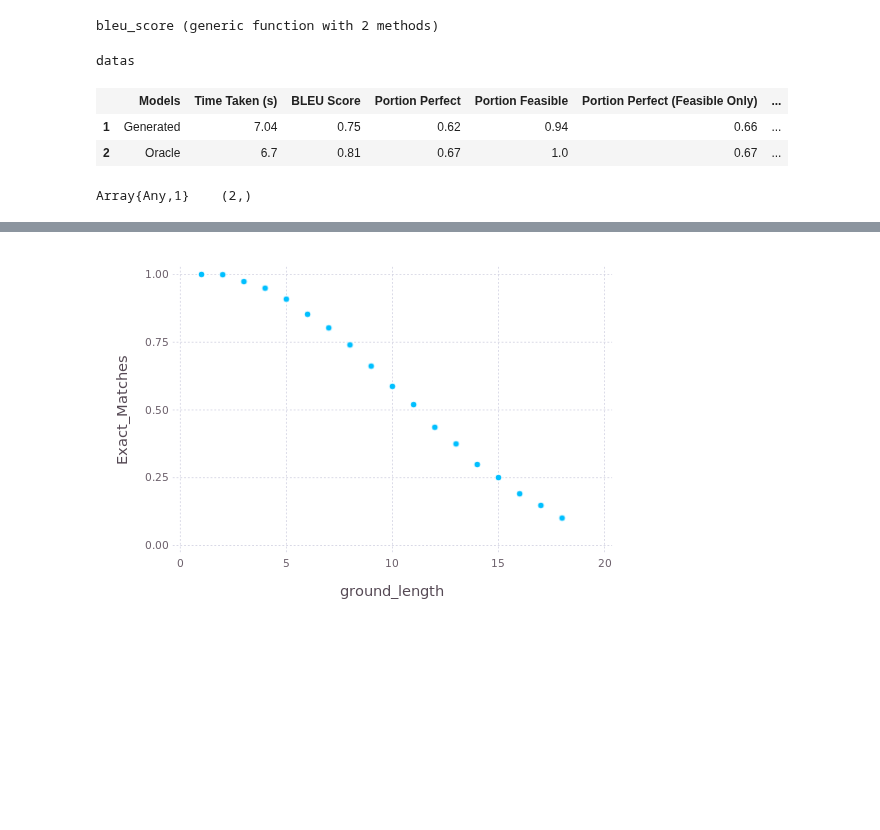
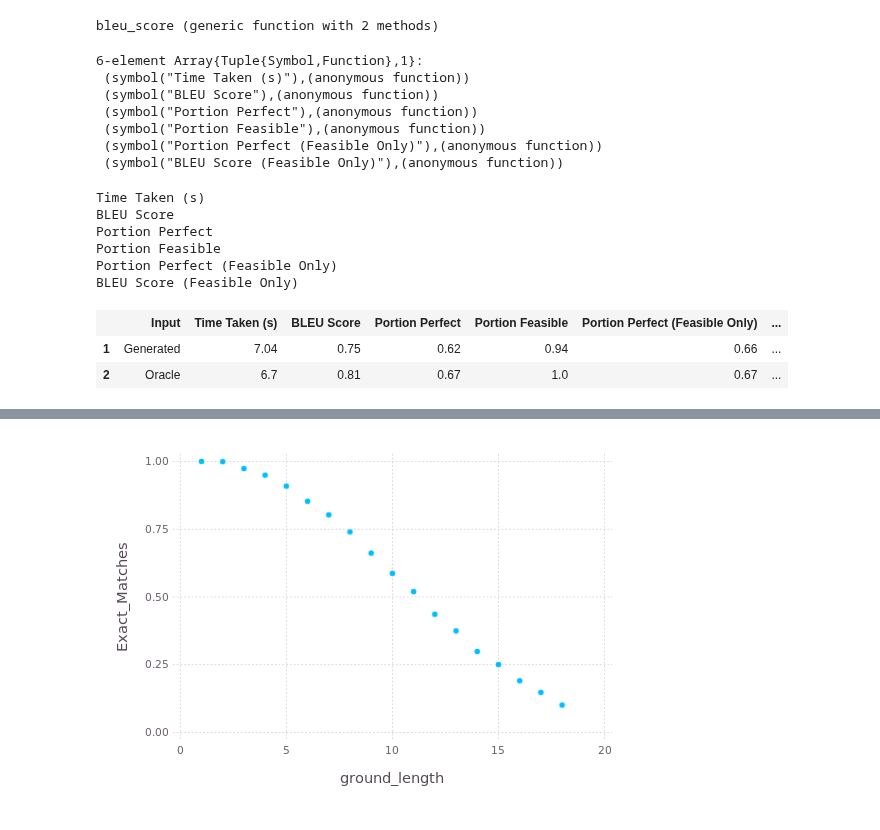
Before and after one commit to oxinabox/phd, a Jupyter notebook: prototypes/SumOfWordEmbeddings/ResAna.ipynb, the cells around one changed output, grey strips where cells are left out. Cells and saved outputs as stored; diff of their text form; code cells hidden in the pictures; blank space fills up the shorter version.

```diff
--- a/prototypes/SumOfWordEmbeddings/ResAna.ipynb
+++ b/prototypes/SumOfWordEmbeddings/ResAna.ipynb
@@ -280,34 +280,44 @@ end
 # %% [output]
 bleu_score (generic function with 2 methods)
 # %%
-function get_ordering_res(;datas...)
-    @pz datas
-    ordering_res = DataFrame(Models=map(kw->kw[1],datas))
-
-    methods = [
-        ("Time Taken (s)", data -> mean(map(r->r.time , data|> attempted_only))),
-        (:"BLEU Score", data ->     mean(map(bleu_score,  data|> attempted_only))),
-        (:"Portion Perfect", data ->  mean(map(exact_match, data|> attempted_only))),
-        ("Portion Feasible", data ->     mean(map(r->r.status==:Optimal, data|> attempted_only))),
-        ("Portion Perfect (Feasible Only)", data ->  mean(map(exact_match, data|> attempted_only |>feasible_only))),
-        ("BLEU Score (Feasible Only)", data ->     mean(map(bleu_score,  data|> attempted_only |>feasible_only) )),
-    ]
-
-    for (method, fn) in methods
-        method_name = @pipe method|>string|>split(_,"_")|>join(_," ")|>symbol
-        ordering_res[method_name]=[fn(data) for (model, data) in datas]
-    end
-    ordering_res
-end
-
-ordering_res = get_ordering_res(Generated=books_0_01, Oracle=books_0_01_oracle)
-
-writetable(OUTPUT_DIR*"ordering_scores.csv", ordering_res)
-round_tbl(ordering_res)
+eval_methods = [
+    (symbol("Time Taken (s)"), data -> map(r->r.time , data|> attempted_only)),
+    (symbol("BLEU Score"), data ->     map(bleu_score,  data|> attempted_only)),
+    (symbol("Portion Perfect"), data ->  map(exact_match, data|> attempted_only)),
+    (symbol("Portion Feasible"), data ->     map(r->r.status==:Optimal, data|> attempted_only)),
+    (symbol("Portion Perfect (Feasible Only)"), data ->  map(exact_match, data|> attempted_only |>feasible_only)),
+    (symbol("BLEU Score (Feasible Only)"), data ->     map(bleu_score,  data|> attempted_only |>feasible_only) ),
+]
 # %% [output]
-datas
+6-element Array{Tuple{Symbol,Function},1}:
+ (symbol("Time Taken (s)"),(anonymous function))
+ (symbol("BLEU Score"),(anonymous function))
+ (symbol("Portion Perfect"),(anonymous function))
+ (symbol("Portion Feasible"),(anonymous function))
+ (symbol("Portion Perfect (Feasible Only)"),(anonymous function))
+ (symbol("BLEU Score (Feasible Only)"),(anonymous function))
-|  | Models | Time Taken (s) | BLEU Score | Portion Perfect | Portion Feasible | Portion Perfect (Feasible Only) | ... |
-| 1 | Generated | 7.04 | 0.75 | 0.62 | 0.94 | 0.66 | ... |
-| 2 | Oracle | 6.7 | 0.81 | 0.67 | 1.0 | 0.67 | ... |
-Array{Any,1}    (2,)
+# %%
+function get_ordering_res(;datas...)
+    ordering_res = DataFrame(Input=map(kw->kw[1],datas))
+    for (method, fn) in eval_methods
+        println(method)
+        ordering_res[method]=[mean(fn(data)) for (model, data) in datas]
+    end
+    ordering_res
+end
+
+ordering_res = get_ordering_res(Generated=books_0_01, Oracle=books_0_01_oracle)
+
+writetable(OUTPUT_DIR*"ordering_scores.csv", ordering_res)
+round_tbl(ordering_res)
+# %% [output]
+Time Taken (s)
+BLEU Score
+Portion Perfect
+Portion Feasible
+Portion Perfect (Feasible Only)
+BLEU Score (Feasible Only)
+|  | Input | Time Taken (s) | BLEU Score | Portion Perfect | Portion Feasible | Portion Perfect (Feasible Only) | ... |
+| 1 | Generated | 7.04 | 0.75 | 0.62 | 0.94 | 0.66 | ... |
+| 2 | Oracle | 6.7 | 0.81 | 0.67 | 1.0 | 0.67 | ... |
 # %%
```
Also changed, not shown: parts of 2 cells of this notebook, 4 other files.
